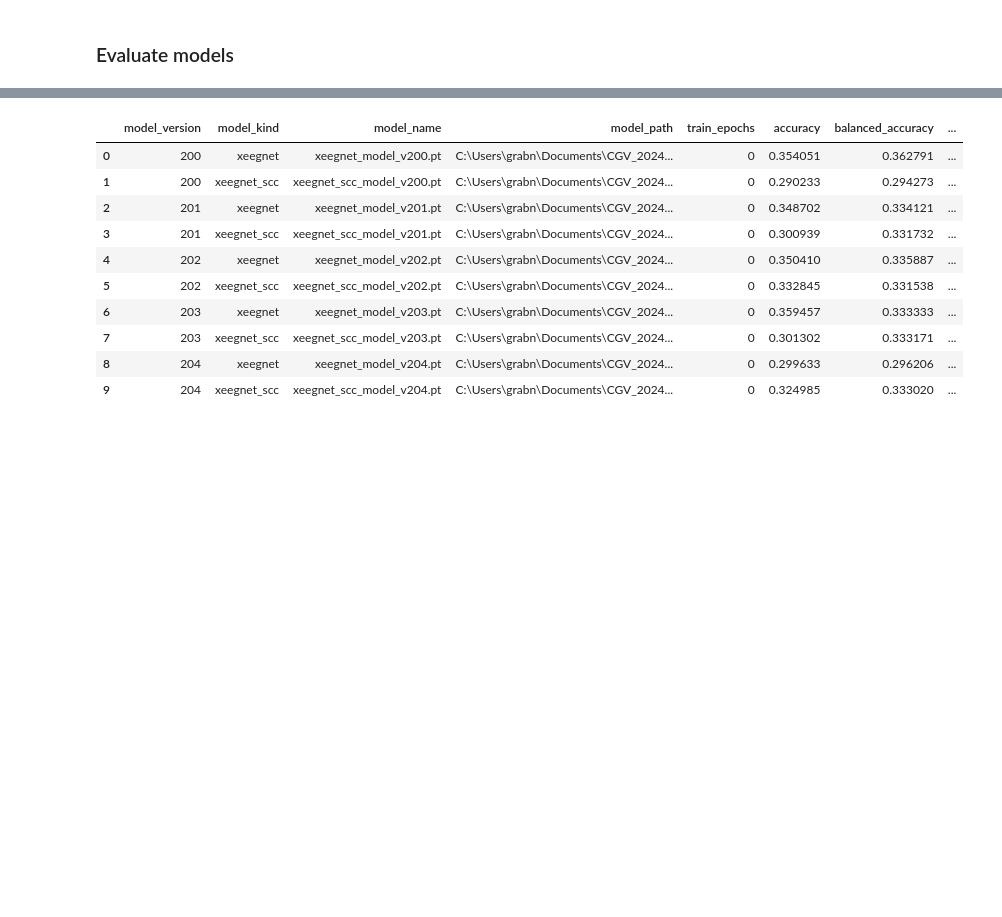
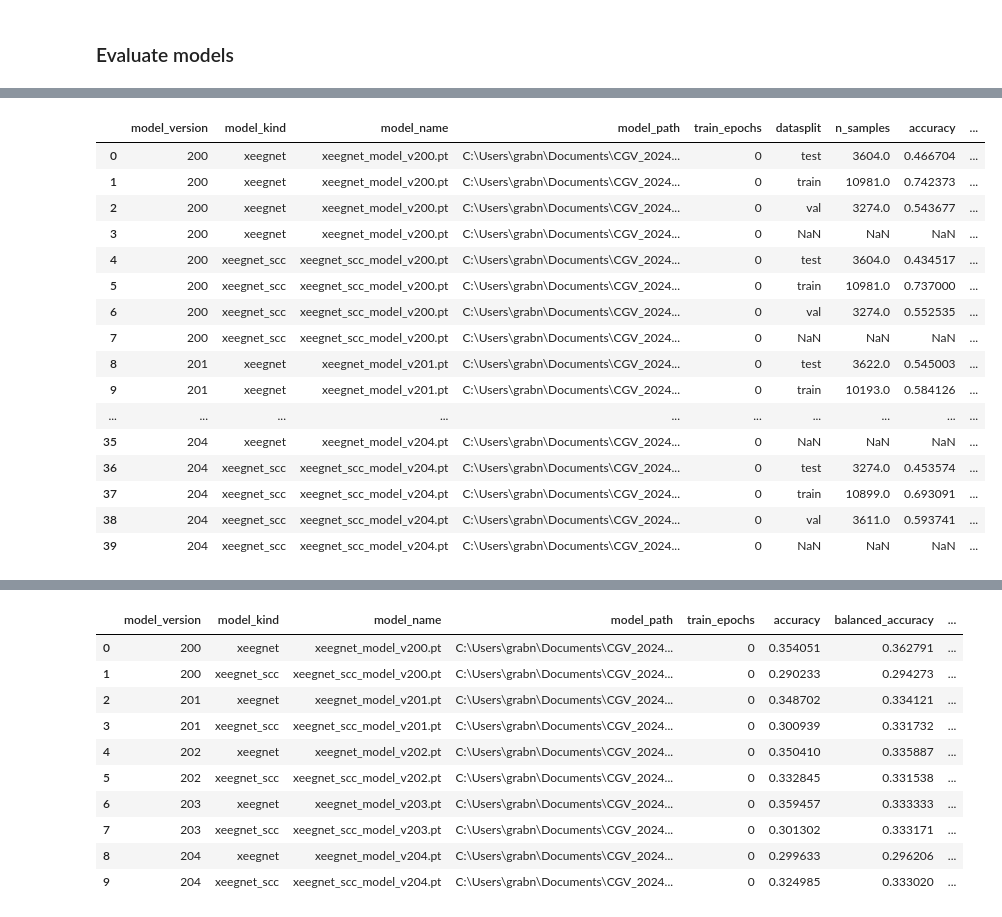
Before and after one commit to hereditary-eu/EEGlass, a Jupyter notebook: backend/experiments_xeegnet/adapt_selfeeg.ipynb, the cells around one changed output, grey strips where cells are left out. Saved outputs shown, nothing was run; the diff lists cells and outputs as text; code cells hidden in the pictures; blank space fills up the shorter version.

```diff
--- a/backend/experiments_xeegnet/adapt_selfeeg.ipynb
+++ b/backend/experiments_xeegnet/adapt_selfeeg.ipynb
@@ -157,19 +149,0 @@ label_of = {f"sub-{int(r.participant_id.split('-')[1]):03d}": int(r.group_encode
-# %%
-x, y, scc, data_subject_ids = build_x_y_scc(
-    dir_data=dir_data,
-    participant_ids=participant_ids,
-    label_of_subject=label_of,
-    store=store,
-    params=scc_params,
-    load_model_windows_for_participant=load_model_windows_for_participant,
-    dataset_id=dataset_id,
-    n_channels=Chans,
-    source=source,
-    sample_length=sample_length,
-    n_jobs=1,
-    print_info=True,
-)
-
-data_x_y_scc_id = (x, y, scc, data_subject_ids)
-data_x_y_id = (x, y, data_subject_ids)
-# data_x_y_id = (x, y, data_subject_ids)
@@ -568,5 +600,5 @@ data_x_y_scc_id = (x, y, scc, data_subject_ids)
 # %%
-if True:
+if False:
 
     multi_model_results = []
 
@@ -596,7 +628,7 @@ if True:
             store=store,
             scc_params=scc_params,
             load_model_windows_for_participant=load_model_windows_for_participant,
-            data_x_y_id=data_x_y_id,
+            # data_x_y_id=data_x_y_id,
             data_x_y_scc_id=data_x_y_scc_id
         )
         multi_model_results.append(run_result)
@@ -682,0 +738,21 @@ Evaluating saved model: xeegnet_scc at C:\Users\grabn\Documents\CGV_2024\xeegVis
+# %%
+# saved_model_results_df.to_csv(saved_model_results_name, index=False)
+saved_model_results_df
+# %% [output]
+|  | model_version | model_kind | model_name | model_path | train_epochs | datasplit | n_samples | accuracy | ... |
+| 0 | 200 | xeegnet | xeegnet_model_v200.pt | C:\Users\grabn\Documents\CGV_2024... | 0 | test | 3604.0 | 0.466704 | ... |
+| 1 | 200 | xeegnet | xeegnet_model_v200.pt | C:\Users\grabn\Documents\CGV_2024... | 0 | train | 10981.0 | 0.742373 | ... |
+| 2 | 200 | xeegnet | xeegnet_model_v200.pt | C:\Users\grabn\Documents\CGV_2024... | 0 | val | 3274.0 | 0.543677 | ... |
+| 3 | 200 | xeegnet | xeegnet_model_v200.pt | C:\Users\grabn\Documents\CGV_2024... | 0 | NaN | NaN | NaN | ... |
+| 4 | 200 | xeegnet_scc | xeegnet_scc_model_v200.pt | C:\Users\grabn\Documents\CGV_2024... | 0 | test | 3604.0 | 0.434517 | ... |
+| 5 | 200 | xeegnet_scc | xeegnet_scc_model_v200.pt | C:\Users\grabn\Documents\CGV_2024... | 0 | train | 10981.0 | 0.737000 | ... |
+| 6 | 200 | xeegnet_scc | xeegnet_scc_model_v200.pt | C:\Users\grabn\Documents\CGV_2024... | 0 | val | 3274.0 | 0.552535 | ... |
+| 7 | 200 | xeegnet_scc | xeegnet_scc_model_v200.pt | C:\Users\grabn\Documents\CGV_2024... | 0 | NaN | NaN | NaN | ... |
+| 8 | 201 | xeegnet | xeegnet_model_v201.pt | C:\Users\grabn\Documents\CGV_2024... | 0 | test | 3622.0 | 0.545003 | ... |
+| 9 | 201 | xeegnet | xeegnet_model_v201.pt | C:\Users\grabn\Documents\CGV_2024... | 0 | train | 10193.0 | 0.584126 | ... |
+| ... | ... | ... | ... | ... | ... | ... | ... | ... | ... |
+| 35 | 204 | xeegnet | xeegnet_model_v204.pt | C:\Users\grabn\Documents\CGV_2024... | 0 | NaN | NaN | NaN | ... |
+| 36 | 204 | xeegnet_scc | xeegnet_scc_model_v204.pt | C:\Users\grabn\Documents\CGV_2024... | 0 | test | 3274.0 | 0.453574 | ... |
+| 37 | 204 | xeegnet_scc | xeegnet_scc_model_v204.pt | C:\Users\grabn\Documents\CGV_2024... | 0 | train | 10899.0 | 0.693091 | ... |
+| 38 | 204 | xeegnet_scc | xeegnet_scc_model_v204.pt | C:\Users\grabn\Documents\CGV_2024... | 0 | val | 3611.0 | 0.593741 | ... |
+| 39 | 204 | xeegnet_scc | xeegnet_scc_model_v204.pt | C:\Users\grabn\Documents\CGV_2024... | 0 | NaN | NaN | NaN | ... |
```
Also changed, not shown: parts of 23 cells of this notebook, 1 other file.
